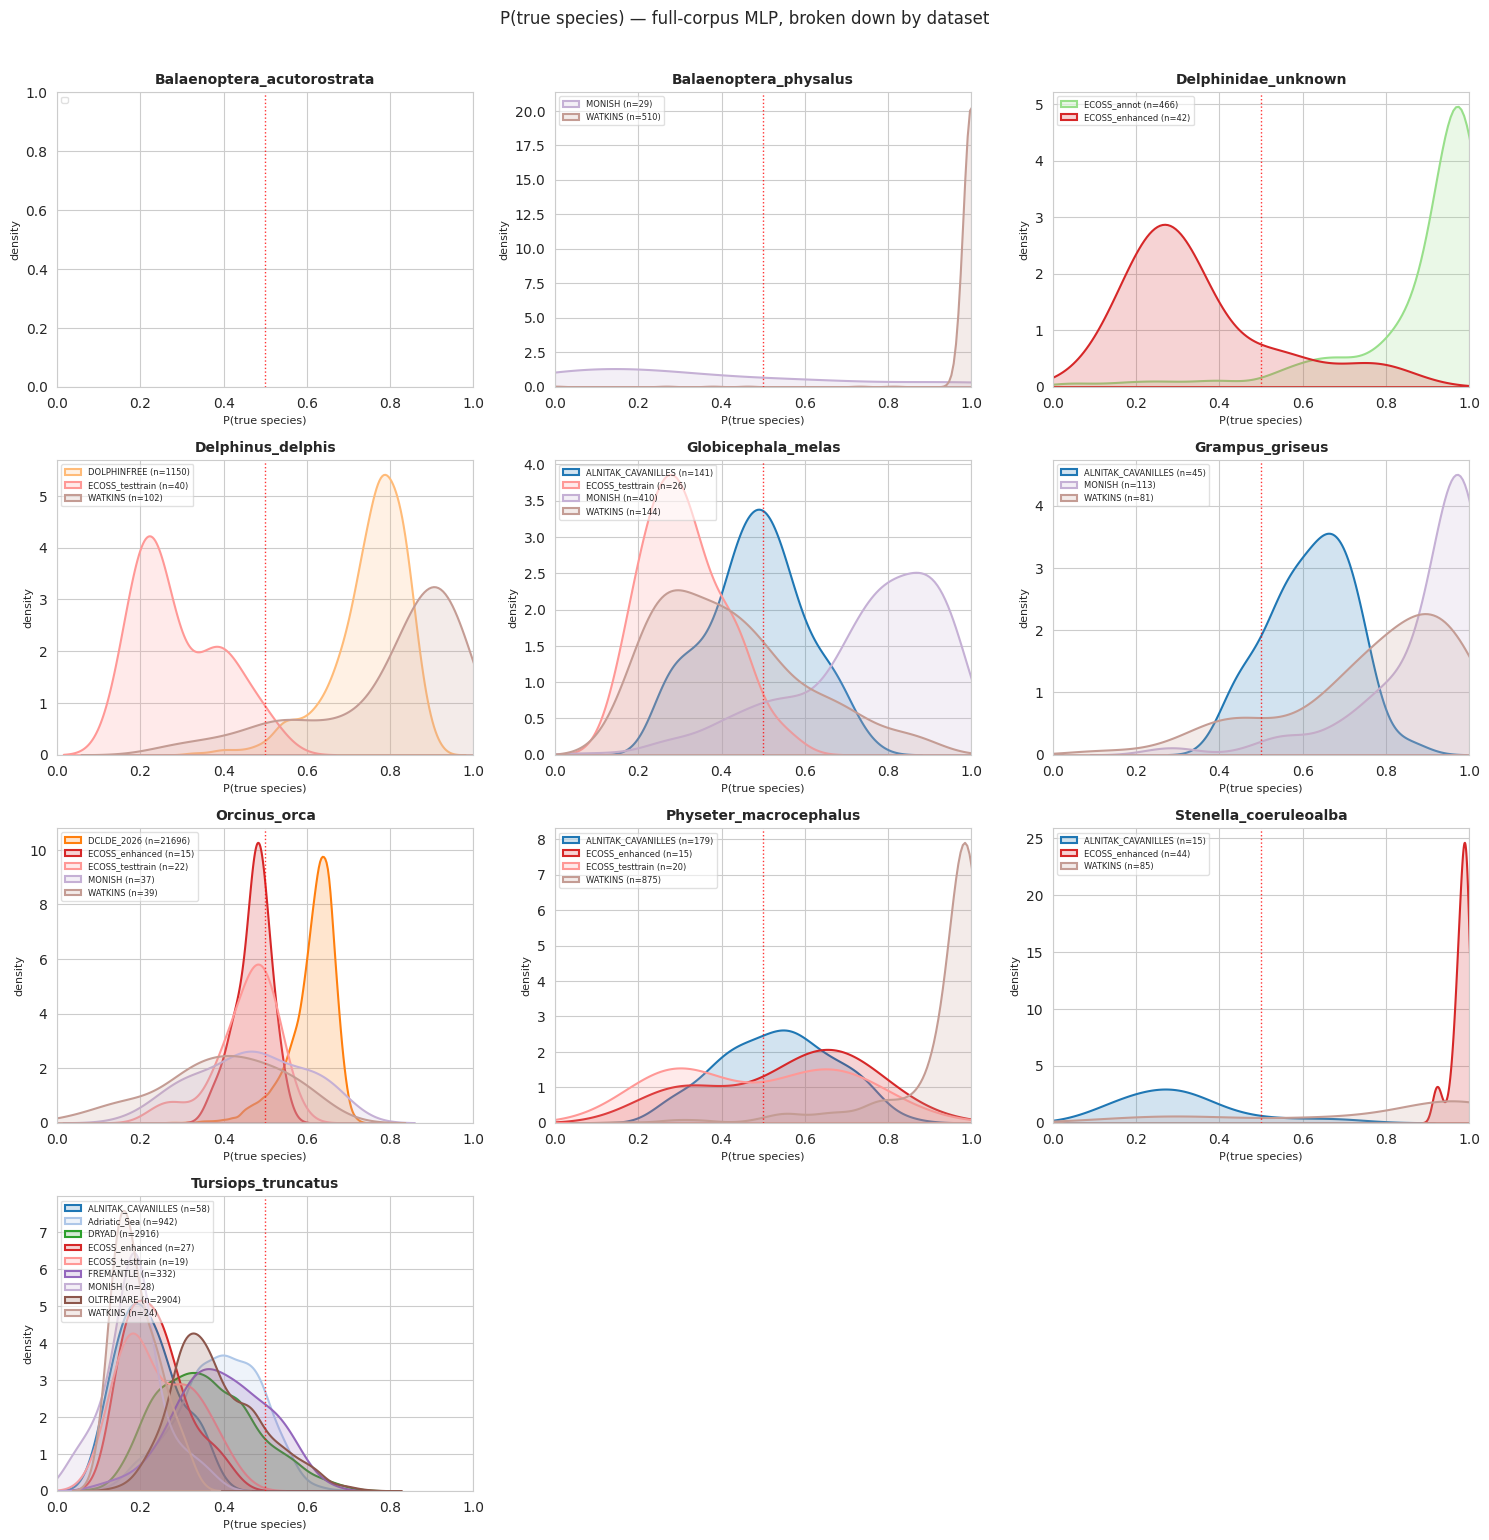
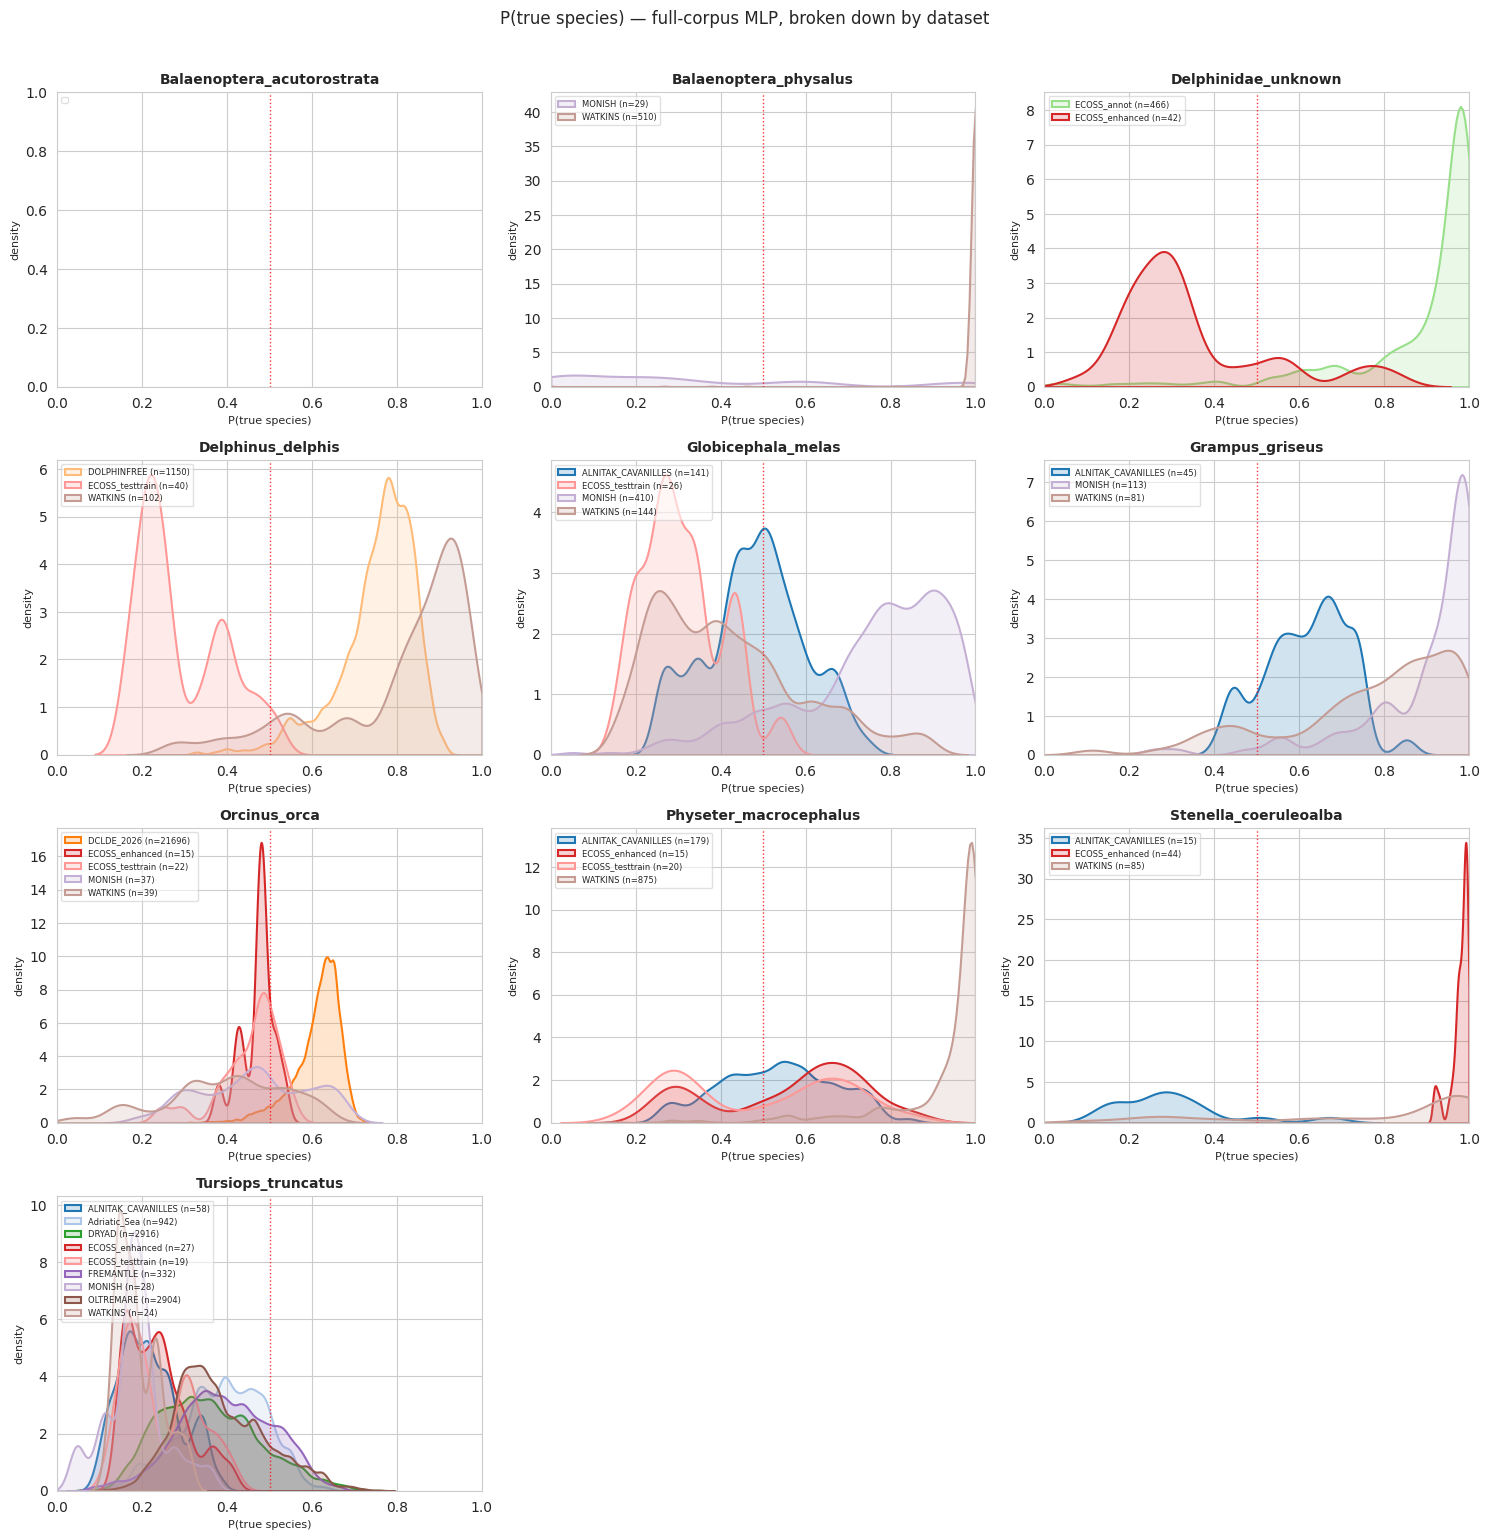
Code edit (unified diff) that turned the first committed figure into the second:
--- before
+++ after
@@ -20,7 +20,7 @@
                        color=ds_color[ds], label=f'{ds} (n={len(vals)})')
         else:
-            sns.kdeplot(vals, ax=ax, fill=True, alpha=0.20,
-                        color=ds_color[ds], linewidth=1.5,
-                        label=f'{ds} (n={len(vals)})')
+            sns.kdeplot(vals, ax=ax, fill=True, alpha=0.20, color=ds_color[ds],
+            linewidth=1.5, clip=(0, 1), bw_adjust=0.5,
+            label=f'{ds} (n={len(vals)})')
     ax.axvline(0.5, color='red', linewidth=1.0, linestyle=':', alpha=0.8)
     ax.set_xlim(0, 1)

Commit: changed visualization of prob distr